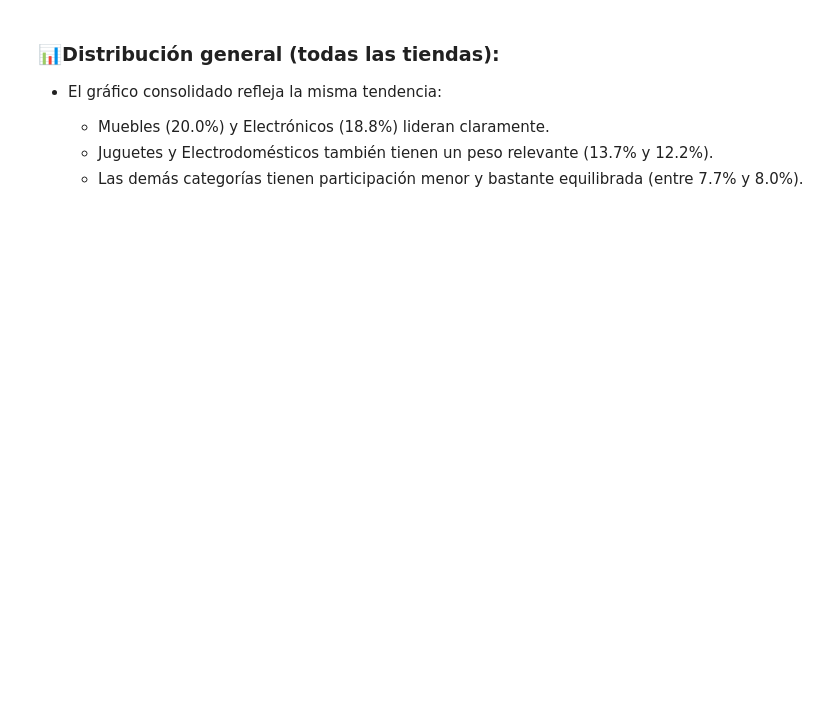
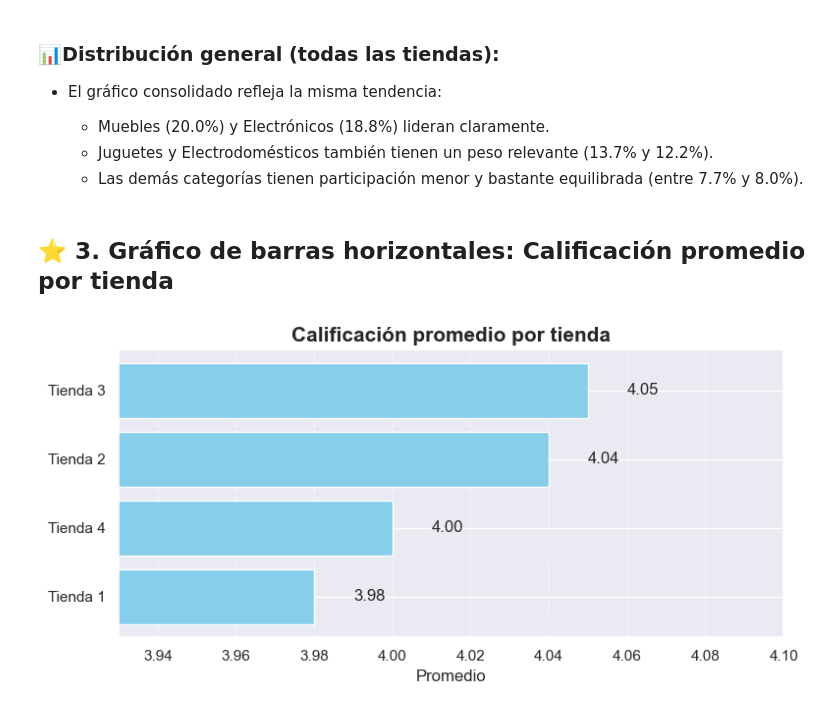
Before and after one commit to WLozanoH/Challenge1-Data-Science-AL, a Jupyter notebook: AluraStoreLatam.ipynb, the cells around one changed output. Cells and saved outputs as stored; diff of their text form; code cells hidden in the pictures; blank space fills up the shorter version.

Commit message:
gráfico de barras horizontales: calificacion promedio por tienda

```diff
--- a/AluraStoreLatam.ipynb
+++ b/AluraStoreLatam.ipynb
@@ -457,3 +449,31 @@ plt.show()
     *    Muebles (20.0%) y Electrónicos (18.8%) lideran claramente.
     *    Juguetes y Electrodomésticos también tienen un peso relevante (13.7% y 12.2%).
     *    Las demás categorías tienen participación menor y bastante equilibrada (entre 7.7% y 8.0%).
+# %% [markdown]
+## ⭐ 3. Gráfico de barras horizontales: Calificación promedio por tienda
+# %%
+# Ordenar de mayor a menor
+df_ordenado = df_calificacion_promedio.sort_values(by='Promedio', ascending=True)
+
+# Crear gráfico
+plt.figure(figsize=(8, 4))
+bars = plt.barh(df_ordenado['Tienda'],
+                df_ordenado['Promedio'],
+                color='skyblue')
+
+# Añadir etiquetas
+for bar in bars:
+    plt.text(bar.get_width() + 0.01,
+             bar.get_y() + bar.get_height() / 2,
+             f'{bar.get_width():.2f}',
+             va='center')
+
+plt.xlabel('Promedio')
+plt.title('Calificación promedio por tienda', fontsize = 15, fontweight = 'bold')
+plt.xlim(df_ordenado['Promedio'].min() - 0.05,
+         df_ordenado['Promedio'].max() + 0.05)
+plt.grid(axis='x', linestyle='--', alpha=0.5)
+plt.tight_layout()
+plt.show()
+# %% [output]
+[figure, added]
```
Also changed, not shown: parts of 4 cells of this notebook.
